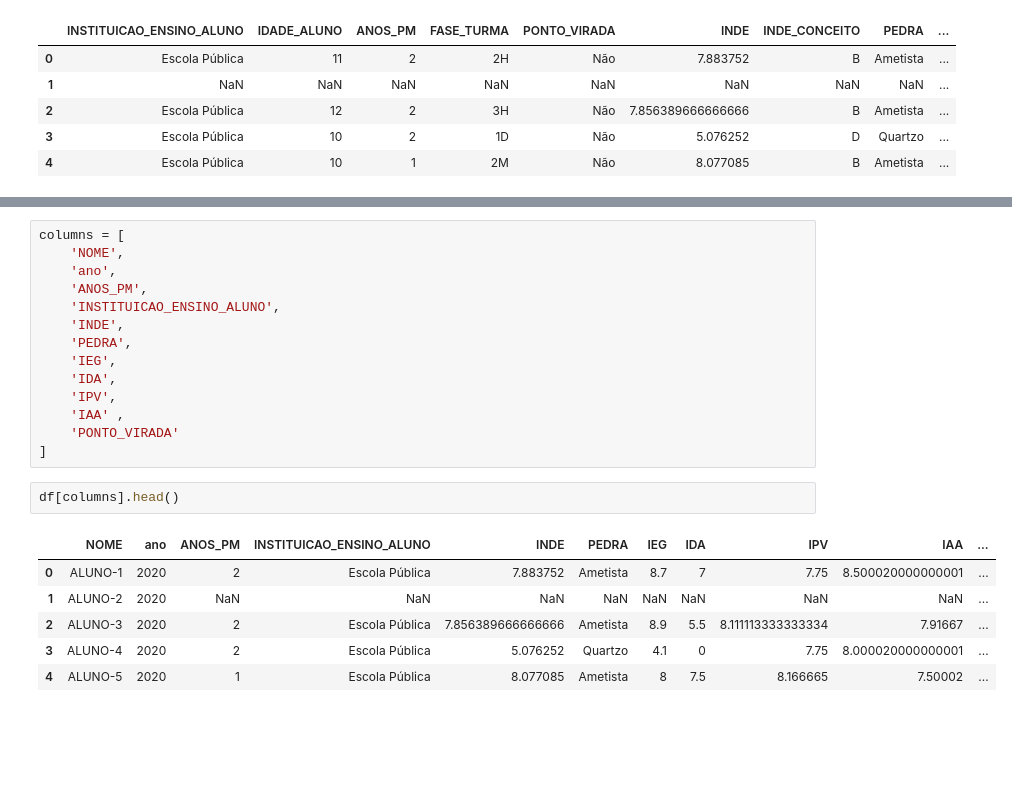
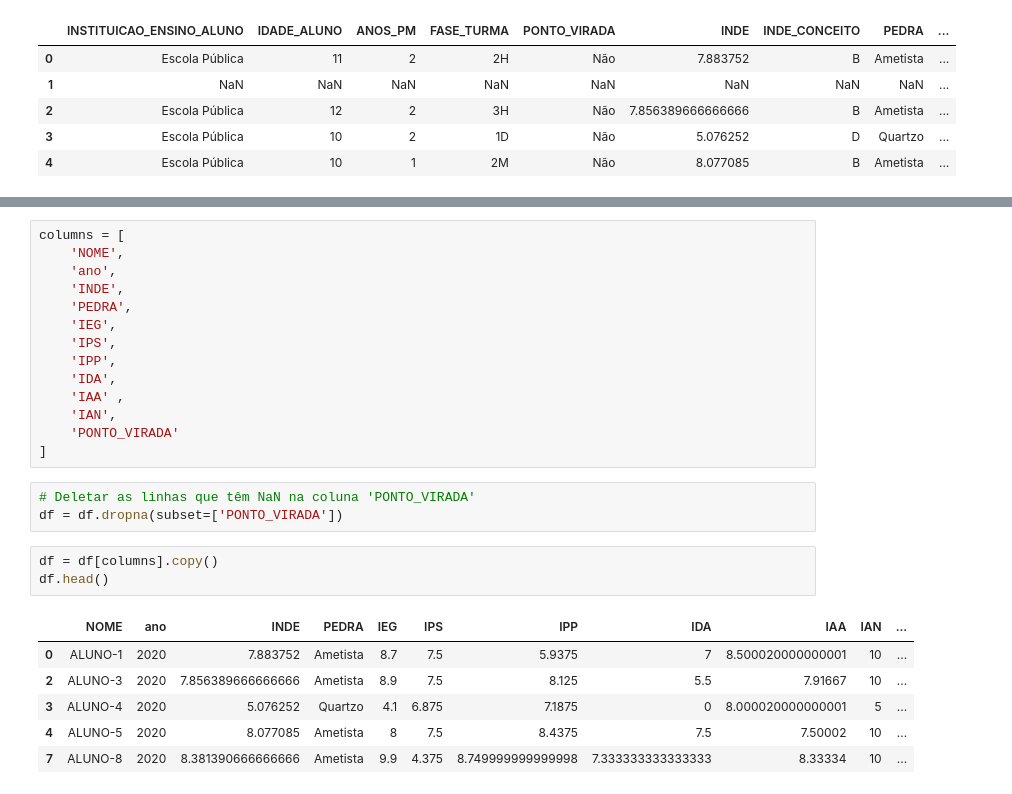
Before and after one commit to leandric/DATATHON-FIAP, a Jupyter notebook: notebooks/modelo.ipynb, the cells around one changed output, grey strips where cells are left out. Saved outputs shown, nothing was run; the diff lists cells and outputs as text; blank space fills up the shorter version.

```diff
--- a/notebooks/modelo.ipynb
+++ b/notebooks/modelo.ipynb
@@ -17,24 +116,28 @@ df.head()
 columns = [
     'NOME',
     'ano',
-    'ANOS_PM',
-    'INSTITUICAO_ENSINO_ALUNO',
     'INDE',
     'PEDRA',
     'IEG',
+    'IPS',
+    'IPP',
     'IDA',
-    'IPV',
     'IAA' ,
+    'IAN',
     'PONTO_VIRADA'
 ]
+# %%
+# Deletar as linhas que têm NaN na coluna 'PONTO_VIRADA'
+df = df.dropna(subset=['PONTO_VIRADA'])
 # %%
-df[columns].head()
+df = df[columns].copy()
+df.head()
 # %% [output]
-|  | NOME | ano | ANOS_PM | INSTITUICAO_ENSINO_ALUNO | INDE | PEDRA | IEG | IDA | IPV | IAA | ... |
-| 0 | ALUNO-1 | 2020 | 2 | Escola Pública | 7.883752 | Ametista | 8.7 | 7 | 7.75 | 8.500020000000001 | ... |
-| 1 | ALUNO-2 | 2020 | NaN | NaN | NaN | NaN | NaN | NaN | NaN | NaN | ... |
-| 2 | ALUNO-3 | 2020 | 2 | Escola Pública | 7.856389666666666 | Ametista | 8.9 | 5.5 | 8.111113333333334 | 7.91667 | ... |
-| 3 | ALUNO-4 | 2020 | 2 | Escola Pública | 5.076252 | Quartzo | 4.1 | 0 | 7.75 | 8.000020000000001 | ... |
-| 4 | ALUNO-5 | 2020 | 1 | Escola Pública | 8.077085 | Ametista | 8 | 7.5 | 8.166665 | 7.50002 | ... |
+|  | NOME | ano | INDE | PEDRA | IEG | IPS | IPP | IDA | IAA | IAN | ... |
+| 0 | ALUNO-1 | 2020 | 7.883752 | Ametista | 8.7 | 7.5 | 5.9375 | 7 | 8.500020000000001 | 10 | ... |
+| 2 | ALUNO-3 | 2020 | 7.856389666666666 | Ametista | 8.9 | 7.5 | 8.125 | 5.5 | 7.91667 | 10 | ... |
+| 3 | ALUNO-4 | 2020 | 5.076252 | Quartzo | 4.1 | 6.875 | 7.1875 | 0 | 8.000020000000001 | 5 | ... |
+| 4 | ALUNO-5 | 2020 | 8.077085 | Ametista | 8 | 7.5 | 8.4375 | 7.5 | 7.50002 | 10 | ... |
+| 7 | ALUNO-8 | 2020 | 8.381390666666666 | Ametista | 9.9 | 4.375 | 8.749999999999998 | 7.333333333333333 | 8.33334 | 10 | ... |
 # %%
 
```
Also changed, not shown: parts of 44 cells of this notebook, 1 other file.
